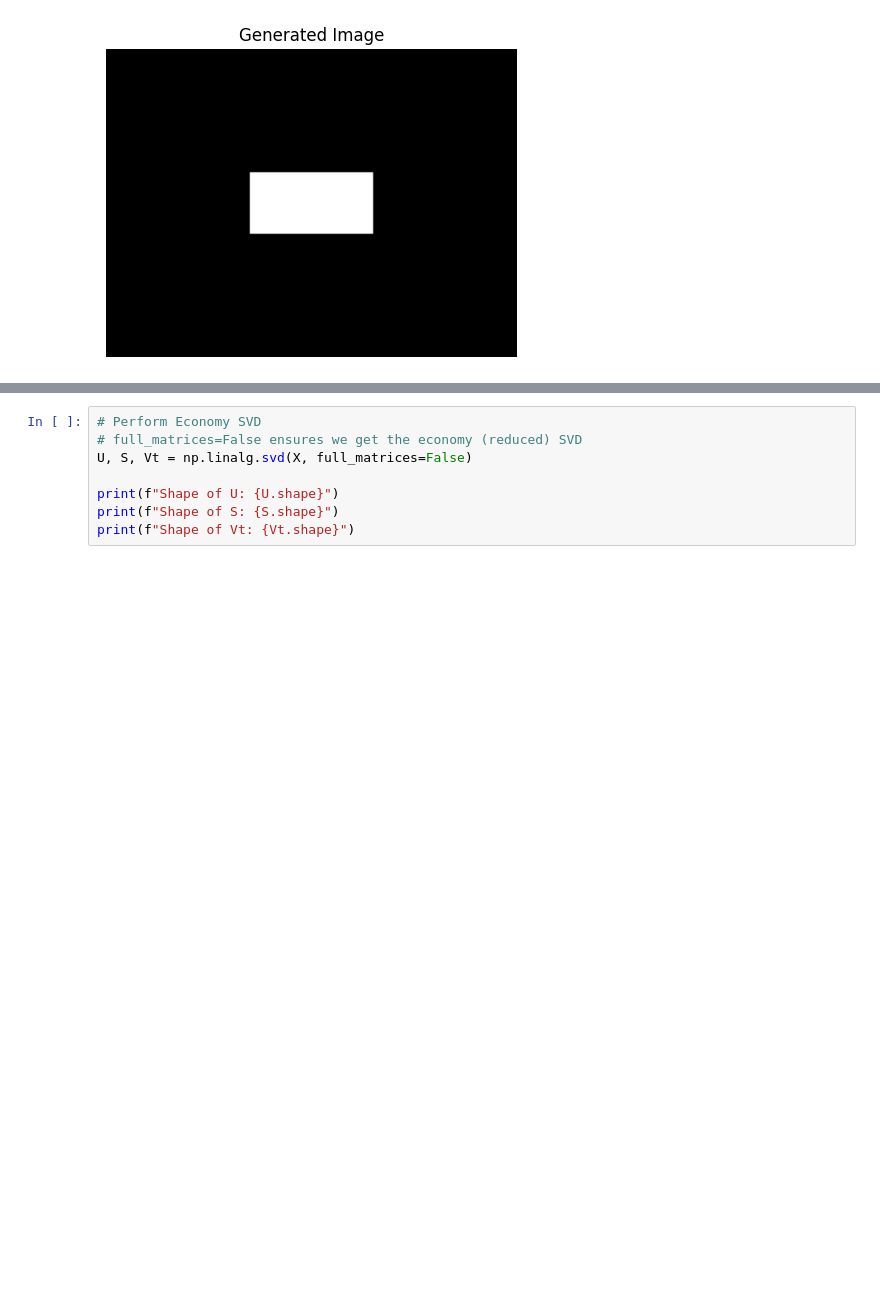
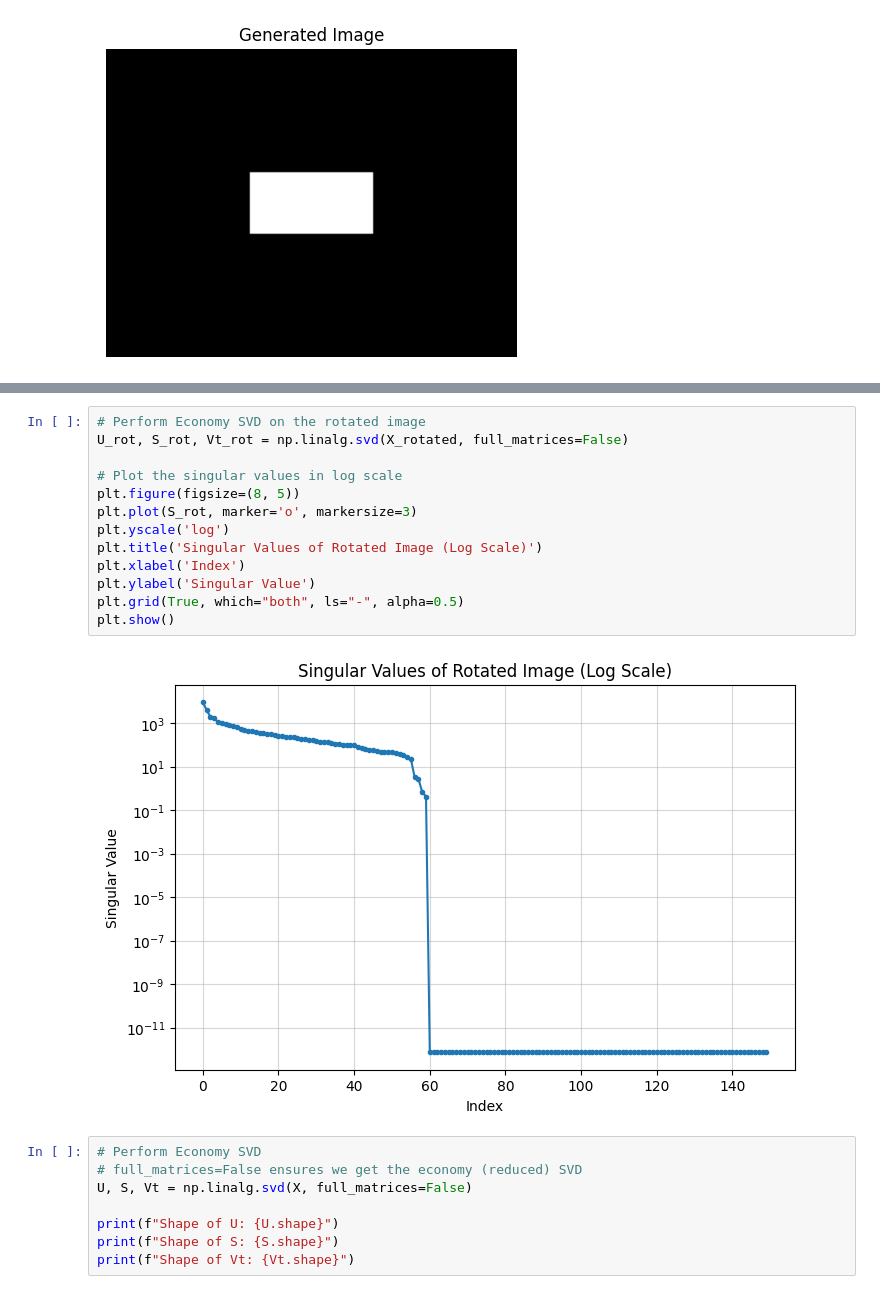
Before and after one commit to kursatkara/MAE_5020_Spring_2026, a Jupyter notebook: in_class_example_01.ipynb, the cells around one changed output, grey strips where cells are left out. Cells and saved outputs as stored; diff of their text form; blank space fills up the shorter version.

```diff
--- a/in_class_example_01.ipynb
+++ b/in_class_example_01.ipynb
@@ -42,3 +58,18 @@ plt.show()
+# %%
+# Perform Economy SVD on the rotated image
+U_rot, S_rot, Vt_rot = np.linalg.svd(X_rotated, full_matrices=False)
+
+# Plot the singular values in log scale
+plt.figure(figsize=(8, 5))
+plt.plot(S_rot, marker='o', markersize=3)
+plt.yscale('log')
+plt.title('Singular Values of Rotated Image (Log Scale)')
+plt.xlabel('Index')
+plt.ylabel('Singular Value')
+plt.grid(True, which="both", ls="-", alpha=0.5)
+plt.show()
+# %% [output]
+[figure, added]
 # %%
 # Perform Economy SVD
 # full_matrices=False ensures we get the economy (reduced) SVD
```
Also changed, not shown: parts of 1 cell of this notebook.
